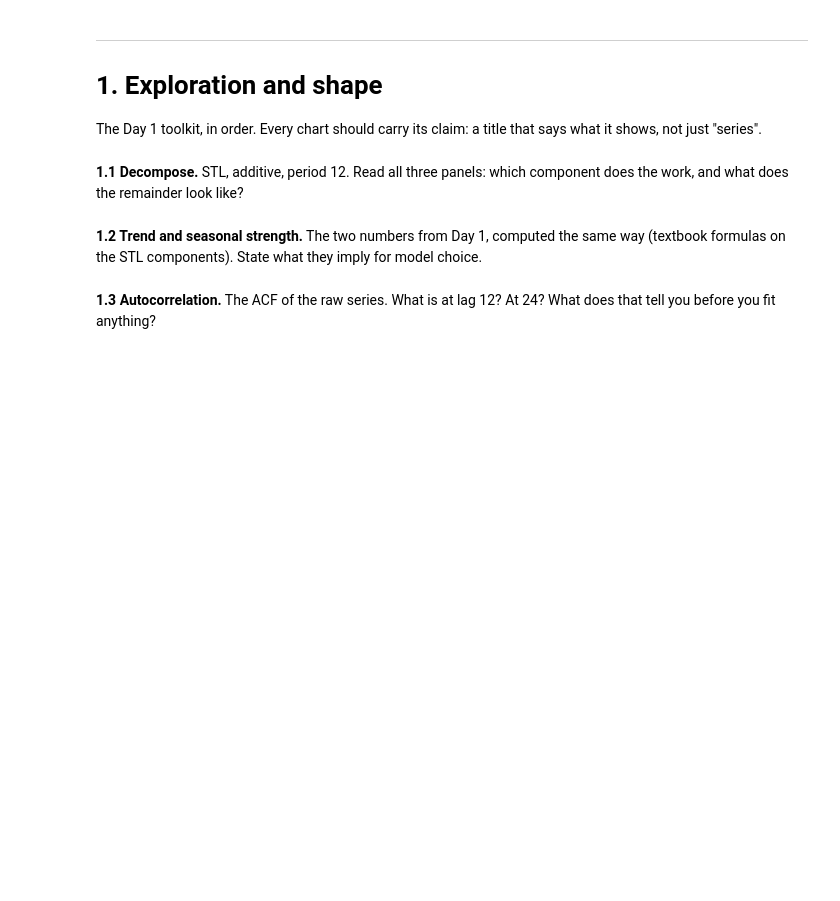
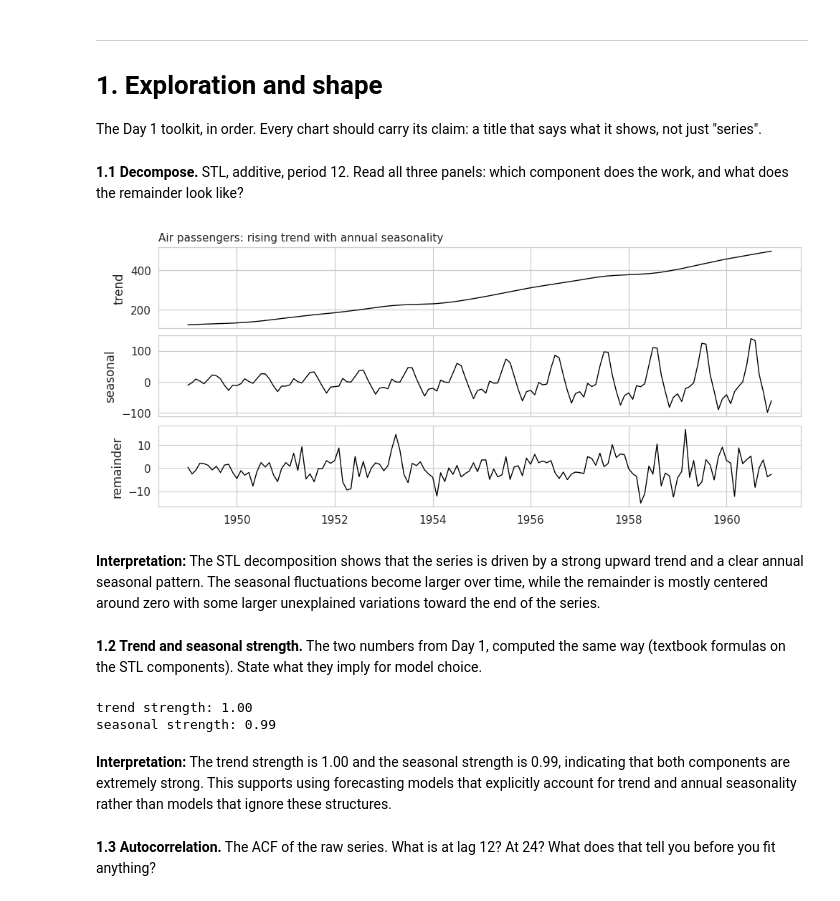
Before and after one commit to AbdullahAAlh/international-airpassengers-project, a Jupyter notebook: project.ipynb, the cells around one changed output. Drawn from its saved outputs; the diff is of its cells as text; code cells hidden in the pictures; blank space fills up the shorter version.

```diff
--- a/project.ipynb
+++ b/project.ipynb
@@ -82,20 +105,54 @@ says what it shows, not just "series".
 **1.1 Decompose.** STL, additive, period 12. Read all three panels: which
 component does the work, and what does the remainder look like?
 # %%
-# TODO: STL decomposition (statsmodels), additive, period=12.
-#       Then plot the components with P.decomposition_plot.
-dcmp = ...
-# P.decomposition_plot(dcmp, cols=[...], title="...", x="ds")
+from statsmodels.tsa.seasonal import STL
+
+stl = STL(df["y"], period=SEASON_LENGTH)
+result = stl.fit()
+
+dcmp = pd.DataFrame({
+    "ds": df["ds"],
+    "trend": result.trend,
+    "seasonal": result.seasonal,
+    "remainder": result.resid
+})
+
+P.decomposition_plot(
+    dcmp,
+    cols=["trend", "seasonal", "remainder"],
+    title="Air passengers: rising trend with annual seasonality",
+    x="ds"
+)
+
+plt.show()
+# %% [output]
+[figure, added]
+# %% [markdown]
+**Interpretation:** The STL decomposition shows that the series is driven by a strong upward trend and a clear annual seasonal pattern. The seasonal fluctuations become larger over time, while the remainder is mostly centered around zero with some larger unexplained variations toward the end of the series.
 # %% [markdown]
 **1.2 Trend and seasonal strength.** The two numbers from Day 1, computed
 the same way (textbook formulas on the STL components). State what they
 imply for model choice.
 # %%
-# TODO: trend_strength and seasonal_strength from the STL components.
-trend_strength = ...
-seasonal_strength = ...
+trend_strength = max(
+    0,
+    1 - dcmp["remainder"].var()
+    / (dcmp["trend"] + dcmp["remainder"]).var()
+)
+
+seasonal_strength = max(
+    0,
+    1 - dcmp["remainder"].var()
+    / (dcmp["seasonal"] + dcmp["remainder"]).var()
+)
+
 print(f"trend strength: {trend_strength:.2f}")
 print(f"seasonal strength: {seasonal_strength:.2f}")
+# %% [output]
+trend strength: 1.00
+seasonal strength: 0.99
+# %% [markdown]
+**Interpretation:** The trend strength is 1.00 and the seasonal strength is 0.99, indicating that both components are extremely strong. This supports using forecasting models that explicitly account for trend and annual seasonality rather than models that ignore these structures.
 # %% [markdown]
 **1.3 Autocorrelation.** The ACF of the raw series. What is at lag 12?
 At 24? What does that tell you before you fit anything?
```
Also changed, not shown: parts of 23 cells of this notebook.
